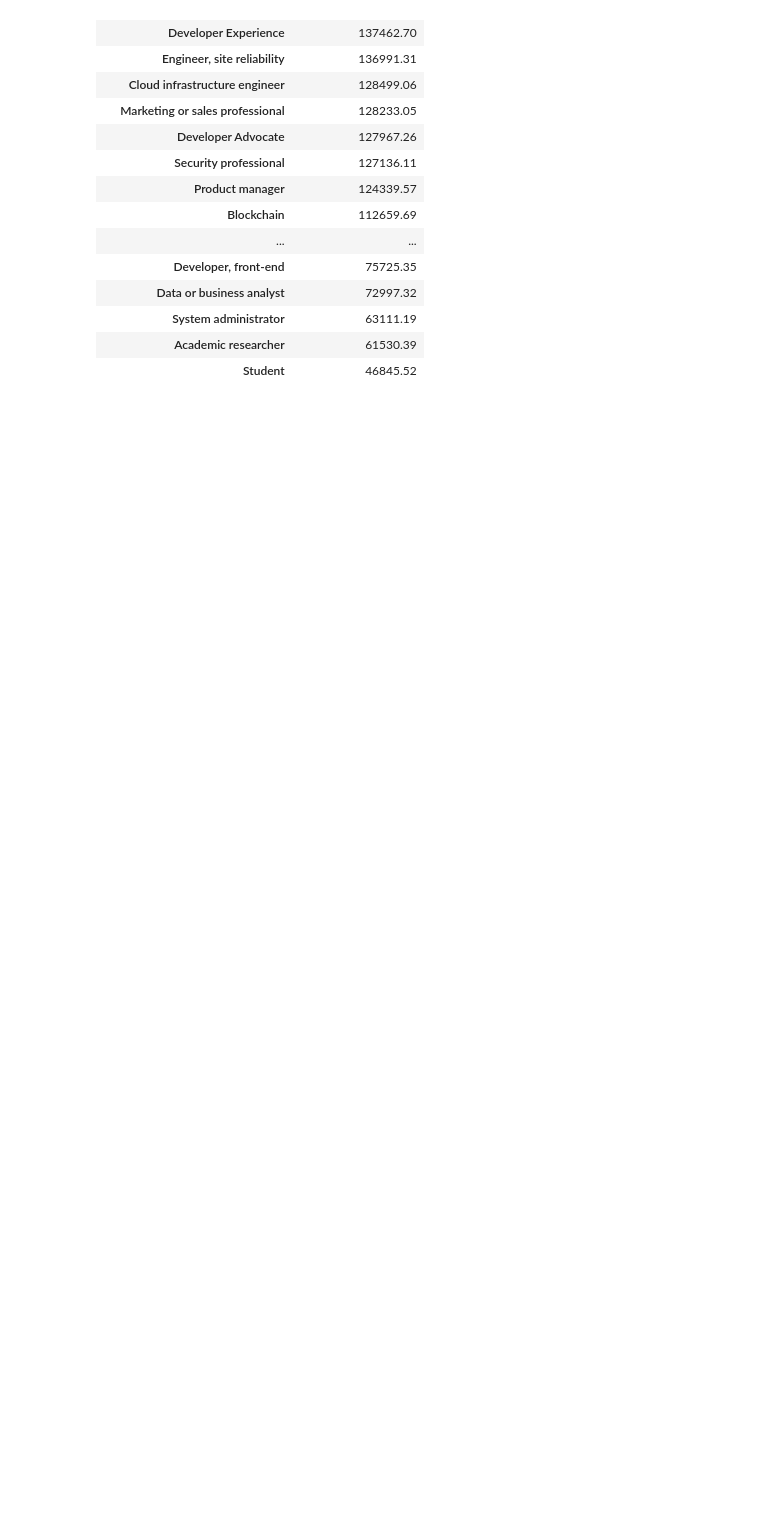
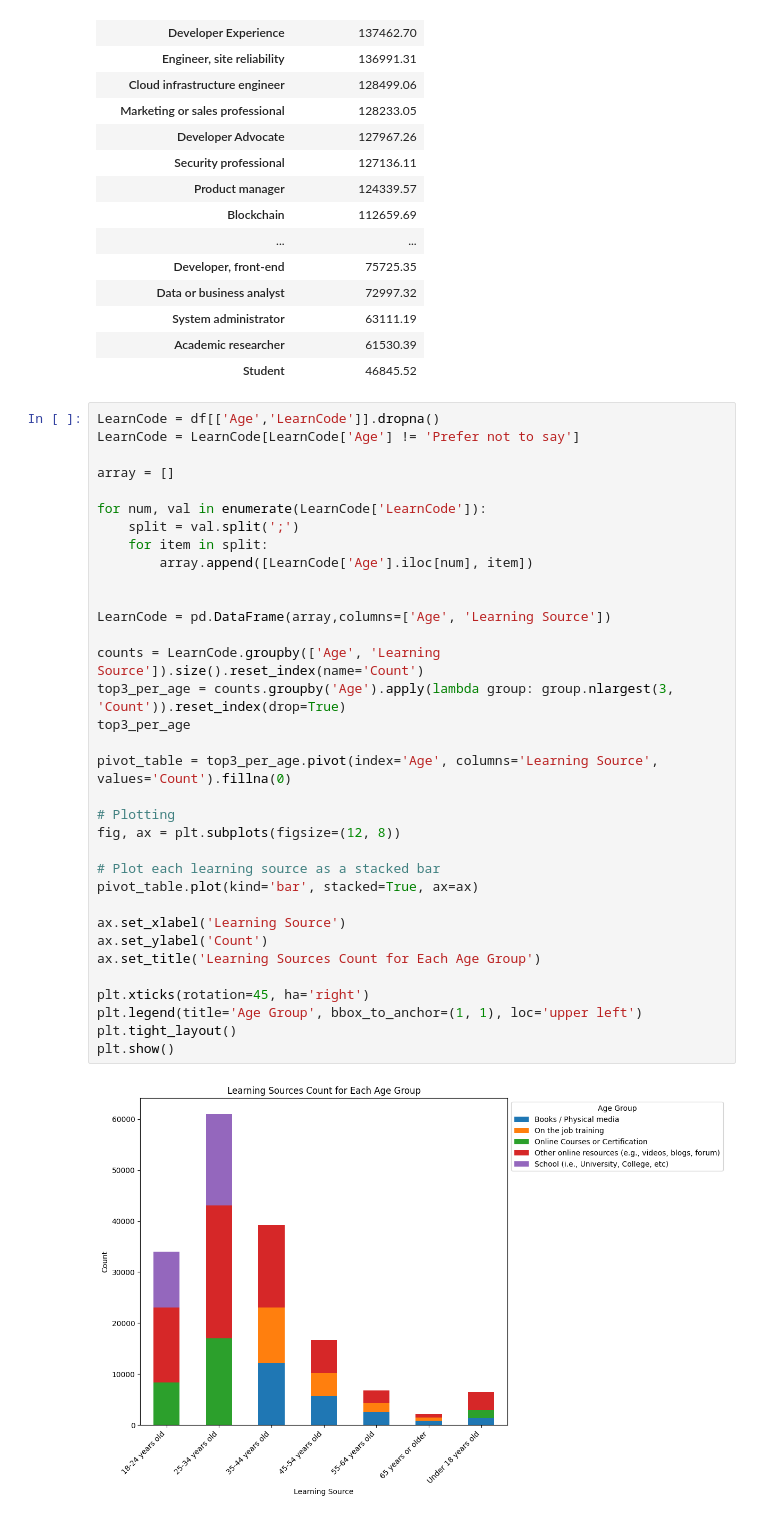
Before and after one commit to lLeonerde/Stackoverflow-survey, a Jupyter notebook: jupyter.ipynb, the cells around one changed output. Cells and saved outputs as stored; diff of their text form; blank space fills up the shorter version.

Commit message:
cute graph >.<

```diff
--- a/jupyter.ipynb
+++ b/jupyter.ipynb
@@ -187,3 +166,39 @@ DevType
 | System administrator | 63111.19 |
 | Academic researcher | 61530.39 |
 | Student | 46845.52 |
+# %%
+LearnCode = df[['Age','LearnCode']].dropna()
+LearnCode = LearnCode[LearnCode['Age'] != 'Prefer not to say']
+
+array = []
+
+for num, val in enumerate(LearnCode['LearnCode']):
+    split = val.split(';')
+    for item in split:
+        array.append([LearnCode['Age'].iloc[num], item])
+
+
+LearnCode = pd.DataFrame(array,columns=['Age', 'Learning Source'])
+
+counts = LearnCode.groupby(['Age', 'Learning Source']).size().reset_index(name='Count')
+top3_per_age = counts.groupby('Age').apply(lambda group: group.nlargest(3, 'Count')).reset_index(drop=True)
+top3_per_age
+
+pivot_table = top3_per_age.pivot(index='Age', columns='Learning Source', values='Count').fillna(0)
+
+# Plotting
+fig, ax = plt.subplots(figsize=(12, 8))
+
+# Plot each learning source as a stacked bar
+pivot_table.plot(kind='bar', stacked=True, ax=ax)
+
+ax.set_xlabel('Learning Source')
+ax.set_ylabel('Count')
+ax.set_title('Learning Sources Count for Each Age Group')
+
+plt.xticks(rotation=45, ha='right')
+plt.legend(title='Age Group', bbox_to_anchor=(1, 1), loc='upper left')
+plt.tight_layout()
+plt.show()
+# %% [output]
+[figure, added]
```
Also changed, not shown: parts of 1 cell of this notebook.
